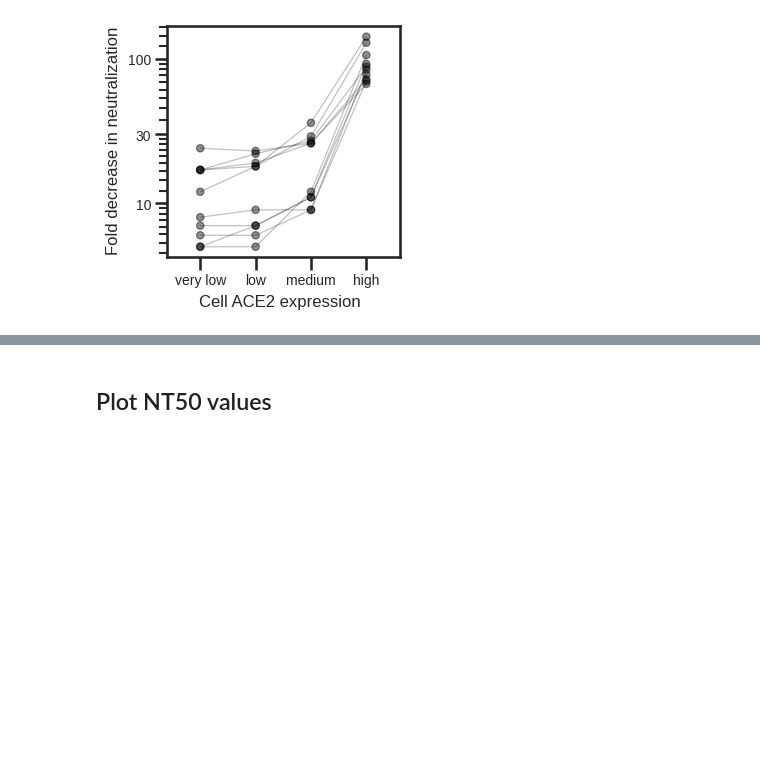
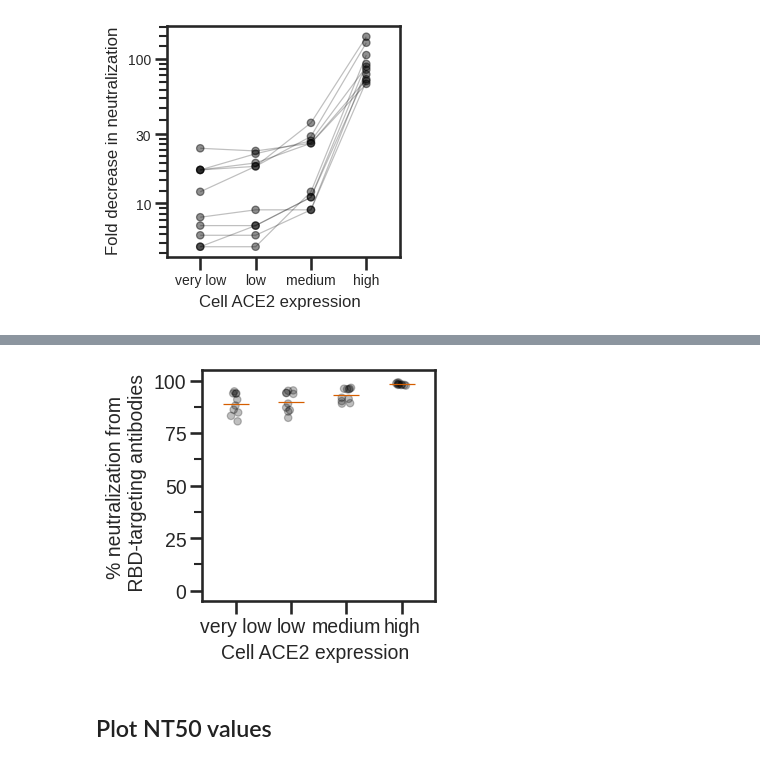
Before and after one commit to jbloomlab/Ace2_expression_neuts, a Jupyter notebook: virus_neutralization.ipynb, the cells around one changed output, grey strips where cells are left out. Cells and saved outputs as stored; diff of their text form; code cells hidden in the pictures; blank space fills up the shorter version.

Commit message:
add rbd percentage plot

```diff
--- a/virus_neutralization.ipynb
+++ b/virus_neutralization.ipynb
@@ -205,3 +221,32 @@ plt.savefig('NT50_change.pdf')
+# %%
+RBD_percentage = (
+    ggplot(rbd, aes(x='cells',
+                              y='percent_RBD')) +
+              geom_jitter(size=2.5, alpha=0.25, position=position_jitter(0.1)) +
+              stat_summary(geom = "point",
+                           fun_data='mean_cl_boot',
+                           size=10,
+                           shape = "_",
+                          colour = '#D55E00')+
+             theme(figure_size=(3,3),
+                   axis_text=element_text(size=14),
+                   axis_text_x=element_text(size=14),
+                   legend_text=element_text(size=14),
+                   legend_title=element_text(size=14),
+                   axis_title_x=element_text(size=14),
+                   axis_title_y=element_text(size=14),
+                   strip_text = element_text(size=14)
+                  ) +
+              ylim(0,100)+
+              ylab('% neutralization from \n RBD-targeting antibodies')+
+              xlab('Cell ACE2 expression') +
+             scale_color_manual(values=CBPALETTE[1:])
+             )
+
+RBD_percentage.draw()
+plt.savefig('RBD_percentage.pdf')
+# %% [output]
+[figure, added]
 # %% [markdown]
 ## Plot NT50 values
 # %%
```
Also changed, not shown: parts of 1 cell of this notebook.
